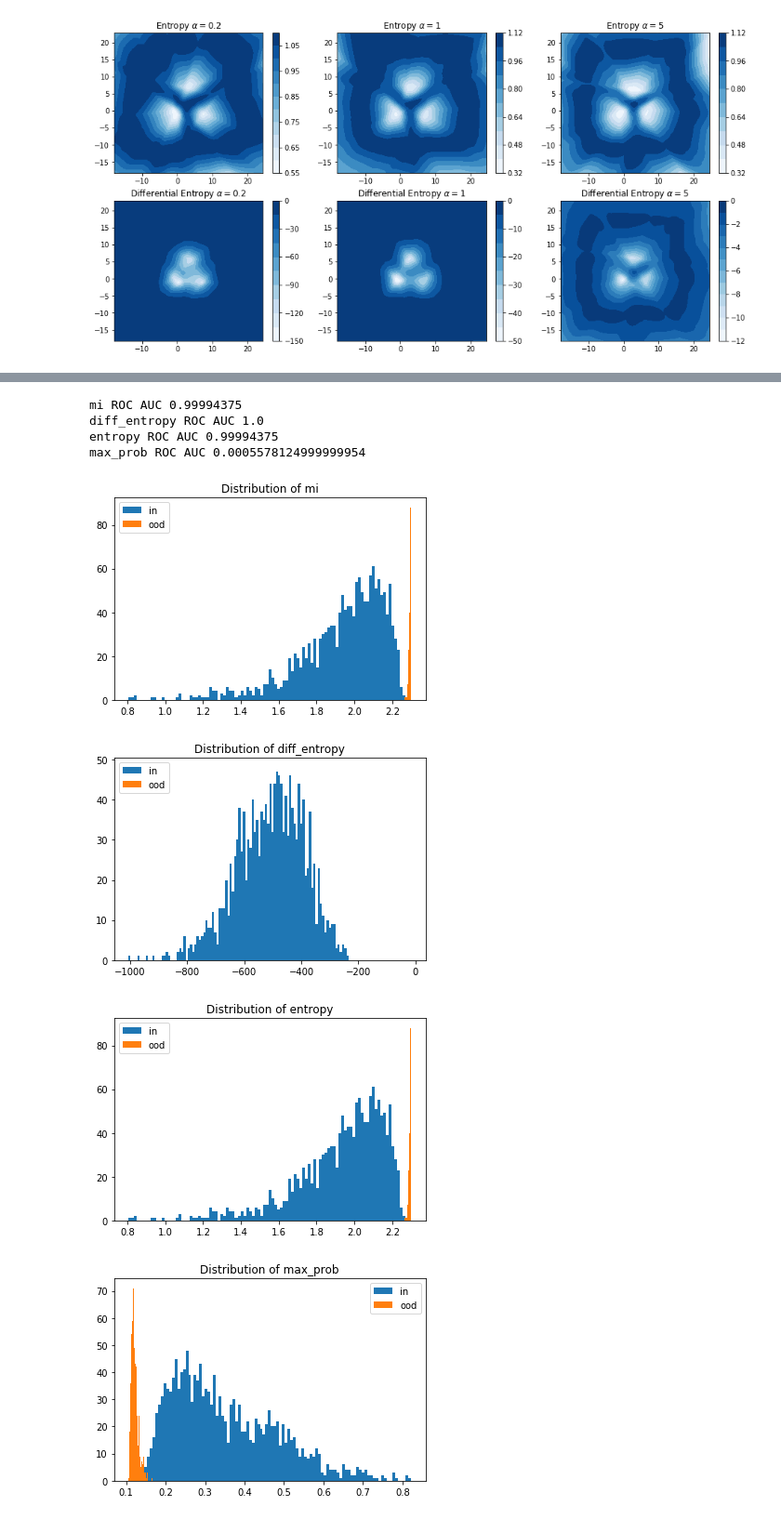
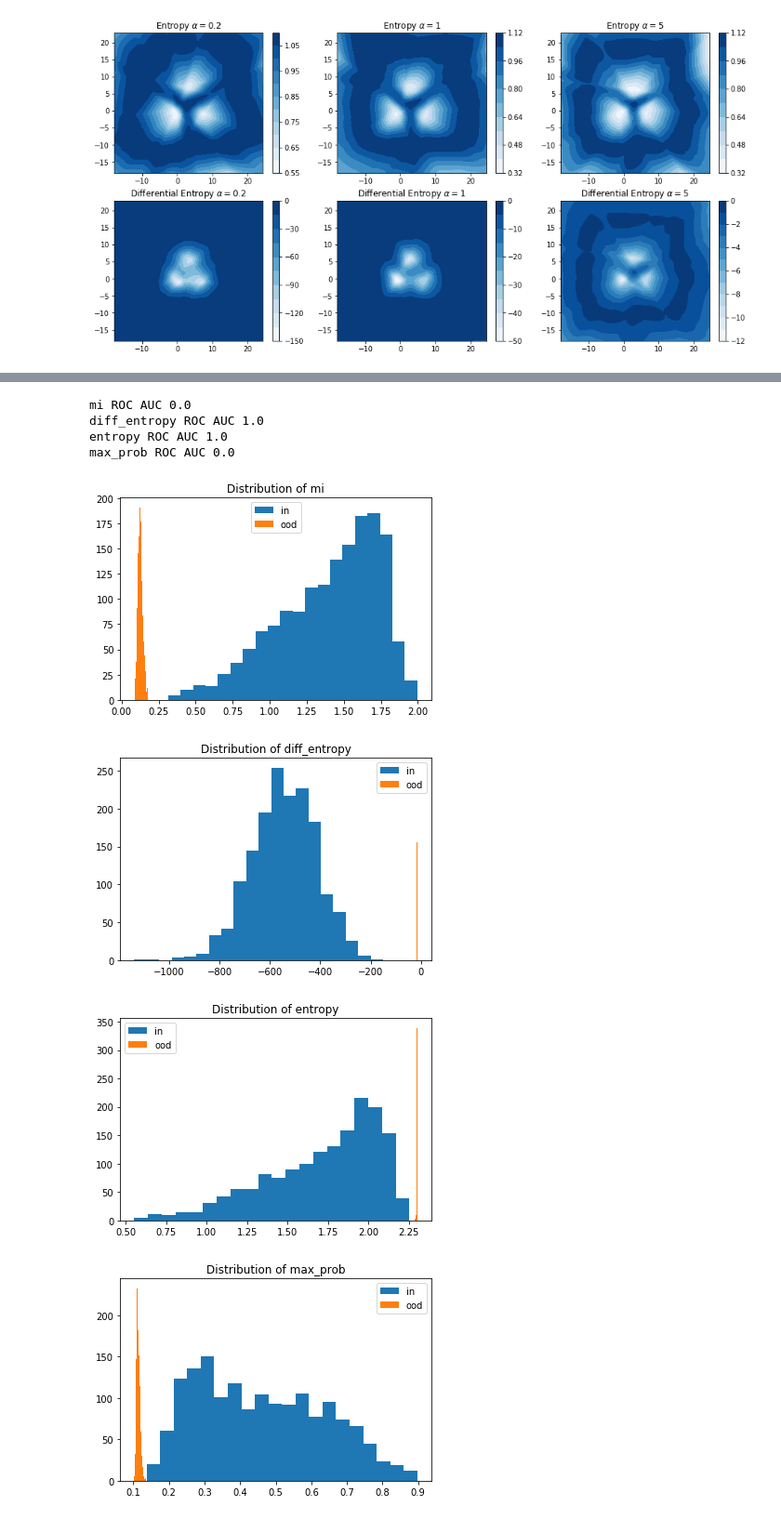
Before and after one commit to gtegner/PriorNetworks, a Jupyter notebook: PriorNetworksNotebook.ipynb, the cells around one changed output, grey strips where cells are left out. Shown: that part at 93% size. Saved outputs shown, nothing was run; the diff lists cells and outputs as text; code cells hidden in the pictures.

```diff
--- a/PriorNetworksNotebook.ipynb
+++ b/PriorNetworksNotebook.ipynb
@@ -218,7 +216,10 @@ Epoch 90, Loss -4.933497428894043
 # %%
 from scipy.special import digamma
 from uncertainty_stats import *
+from tqdm import tqdm
 import numpy as np
+from sklearn.metrics import roc_auc_score
+
 
 def get_model_uncertainty_mi(alphas, probs):
     alphas = np.asarray(alphas.detach().numpy()) + 1e-6
@@ -228,7 +229,7 @@ def get_model_uncertainty_mi(alphas, probs):
 
     probs = np.asarray(probs.detach().numpy()) + 1e-6
     entropy_expected = np.asarray([entropy(prob_i) for prob_i in probs])[:, None]
-    return entropy_expected
+    return entropy_expected - expected_entropy
 
 
 def get_all_uncertainty(probs, alphas, prec):
@@ -301,21 +301,21 @@ def get_roc_for_uncertainty(in_accumulator, out_accumulator, measure):
 # %%
 # Get ROC for each uncertainty measure
 for key in in_domain_accumulator.keys():
     get_roc_for_uncertainty(in_domain_accumulator, out_domain_accumulator, key)
 
 # Plot Histograms
 for key in in_domain_accumulator.keys():
     plt.figure()
-    plt.hist(in_domain_accumulator[key], bins = 100, label = ['in'])
-    plt.hist(out_domain_accumulator[key], bins = 100, label = ['ood'])
+    plt.hist(in_domain_accumulator[key], bins = 20, label = ['in'])
+    plt.hist(out_domain_accumulator[key], bins = 20, label = ['ood'])
     plt.title(f'Distribution of {key}')
     plt.legend()
 # %% [output]
-mi ROC AUC 0.99994375
+mi ROC AUC 0.0
 diff_entropy ROC AUC 1.0
-entropy ROC AUC 0.99994375
-max_prob ROC AUC 0.0005578124999999954
+entropy ROC AUC 1.0
+max_prob ROC AUC 0.0
-[figure, old version]
+[figure, new version]
-[figure, old version]
+[figure, new version]
-[figure, old version]
+[figure, new version]
-[figure, old version]
+[figure, new version]
```
Also changed, not shown: parts of 3 cells of this notebook.
